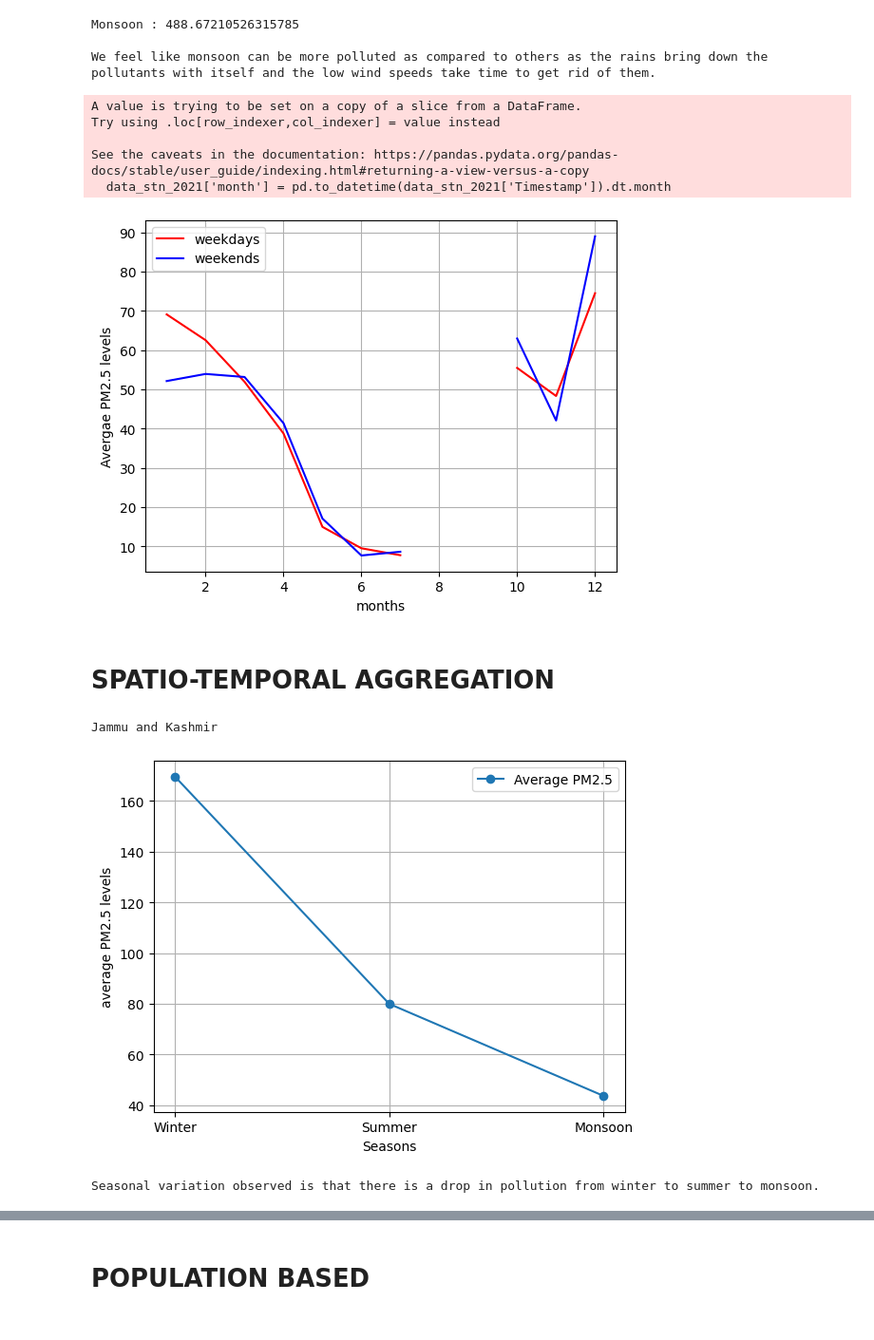
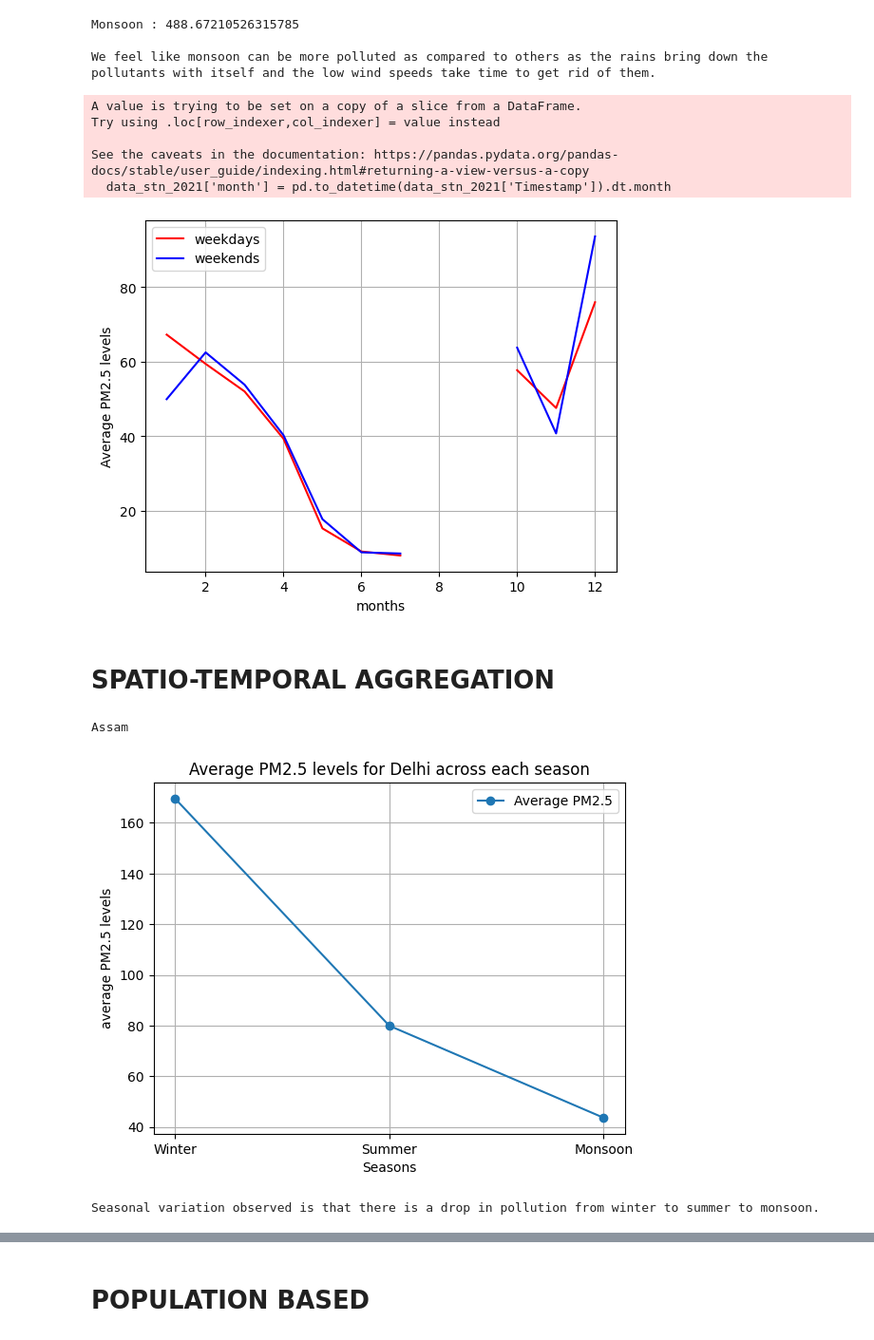
Before and after one commit to guptaaadhruv/PSDV_LAB3, a Jupyter notebook: 18th_feb.ipynb, the cells around one changed output, grey strips where cells are left out. Shown: that part at 95% size. Cells and saved outputs as stored; diff of their text form; code cells hidden in the pictures.

```diff
--- a/18th_feb.ipynb
+++ b/18th_feb.ipynb
@@ -116,8 +122,8 @@ data_stn_2021 = data_2021[data_2021['station'] == 'Lal Bahadur Shastri Nagar, Ka
 
 data_stn_2021['month'] = pd.to_datetime(data_stn_2021['Timestamp']).dt.month
 
-weekdays_data = data_stn_2021[pd.to_datetime(data_stn_2021['Timestamp']).dt.weekday<5]
-weekend_data = data_stn_2021[pd.to_datetime(data_stn_2021['Timestamp']).dt.weekday>=5]
+weekdays_data = data_stn_2021[pd.to_datetime(data_stn_2021['Timestamp']).dt.weekday<=5]
+weekend_data = data_stn_2021[pd.to_datetime(data_stn_2021['Timestamp']).dt.weekday>5]
 grouped_weekdays_avg = weekdays_data.groupby('month')['PM2.5'].mean()
 grouped_weekends_avg = weekend_data.groupby('month')['PM2.5'].mean()
 
@@ -127,7 +133,7 @@ ax.plot([x for x in range(1,13)], grouped_weekends_avg, label = 'weekends', colo
 ax.legend()
 ax.grid(True)
 ax.set_xlabel('months')
-ax.set_ylabel('Avergae PM2.5 levels')
+ax.set_ylabel('Average PM2.5 levels')
 plt.show()
 # %% [output]
 A value is trying to be set on a copy of a slice from a DataFrame.
@@ -135,7 +141,7 @@ Try using .loc[row_indexer,col_indexer] = value instead
 
 See the caveats in the documentation: https://pandas.pydata.org/pandas-docs/stable/user_guide/indexing.html#returning-a-view-versus-a-copy
   data_stn_2021['month'] = pd.to_datetime(data_stn_2021['Timestamp']).dt.month
-[figure, old version]
+[figure, new version]
 # %% [markdown]
 # SPATIO-TEMPORAL AGGREGATION
 # %%
@@ -150,39 +156,40 @@ avg_summer_data = data_2022[pd.to_datetime(data_2022['Timestamp']).dt.month.isin
 
 avg_pm25 = pd.DataFrame({'summer': avg_summer_data, 'monsoon': avg_monsoon_data})
 avg_pm25['difference'] = (avg_pm25['monsoon'] - avg_pm25['summer'])/(avg_pm25['summer']) * 100
-max_pct_change = avg_pm25['difference'].idxmax()
+max_pct_change = avg_pm25['difference'].abs().idxmax()
 
 print(max_pct_change)
 # %% [output]
-Jammu and Kashmir
+Assam
 # %%
-#Q3
+#Q2
 #Plot the average PM2.5 levels for Delhi across each season (Winter: December-February, Summer: March-May, Monsoon: June-September) from
 # 2017 to 2023. What seasonal variation, if any, can you observe in pollution levels?
 
 data_file = pd.read_csv('Data.csv')
 data_file['Timestamp'] = pd.to_datetime(data_file['Timestamp'])
 data_2017_to_2023 = data_file[data_file['Timestamp'].dt.year.isin([2017,2018,2019,2020,2021,2022,2023])]
 delhi_data = data_2017_to_2023[data_2017_to_2023['state'] == 'Delhi']
 
 winter_data = delhi_data[delhi_data['Timestamp'].dt.month.isin([12,1,2])]['PM2.5'].mean()
 summer_data = delhi_data[delhi_data['Timestamp'].dt.month.isin([5,3,4])]['PM2.5'].mean()
 monsoon_data = delhi_data[delhi_data['Timestamp'].dt.month.isin([6,7,8,9])]['PM2.5'].mean()
 
 seasons = ['Winter', 'Summer', 'Monsoon']
 avg_pm25 = [winter_data, summer_data, monsoon_data]
 
 fig, ax = plt.subplots()
 ax.plot(seasons, avg_pm25, label='Average PM2.5', marker='o')
 ax.set_xlabel('Seasons')
 ax.set_ylabel('average PM2.5 levels')
+ax.set_title('Average PM2.5 levels for Delhi across each season')
 ax.legend()
 ax.grid(True)
 plt.show()
 
 print("""Seasonal variation observed is that there is a drop in pollution from winter to summer to monsoon.""")
 # %% [output]
-[figure, old version]
+[figure, new version]
 Seasonal variation observed is that there is a drop in pollution from winter to summer to monsoon.
 # %%
 #Q3
```
Also changed, not shown: parts of 15 cells of this notebook, 5 other files.
